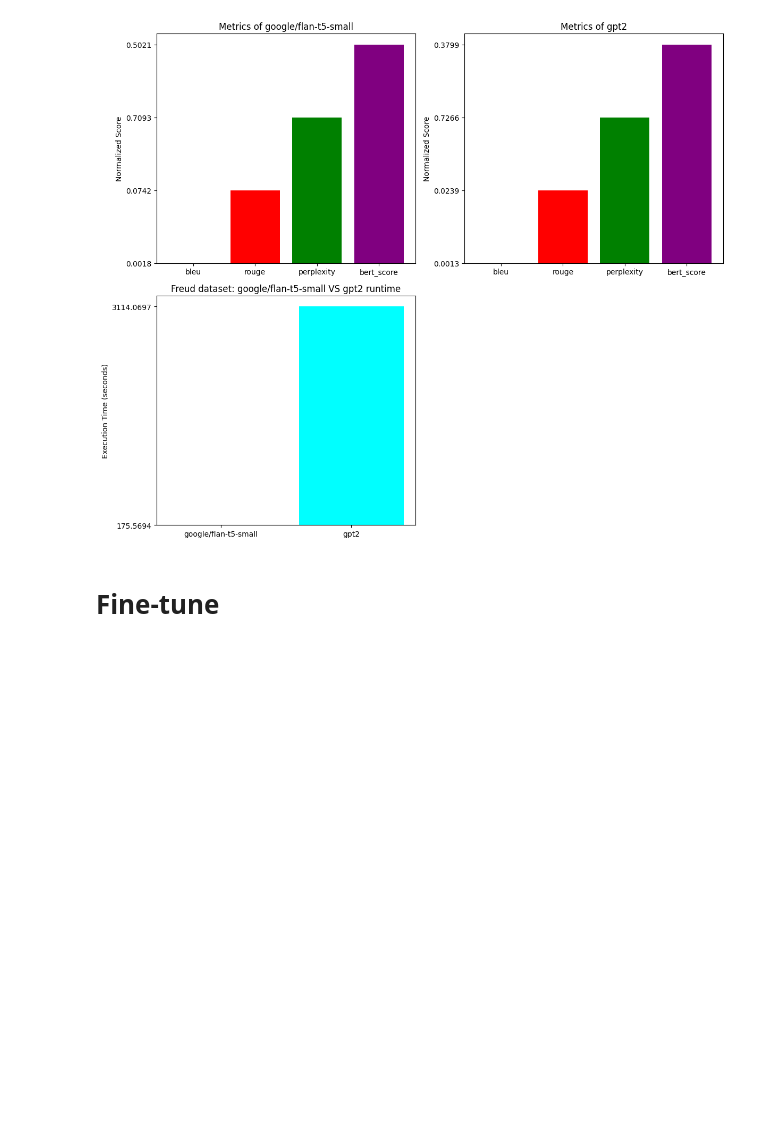
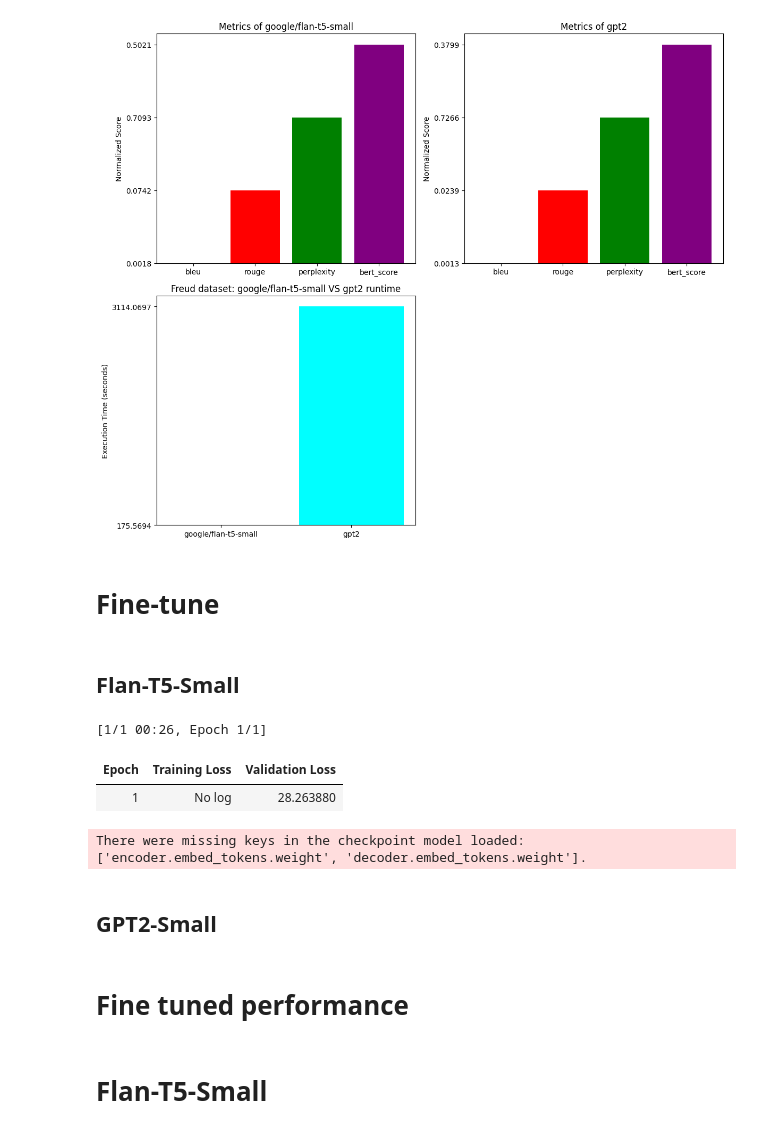
Before and after one commit to maxim-chn/nlp-dream-interpret, a Jupyter notebook: dream_interpret_by_maxim_chanturiay.ipynb, the cells around one changed output. Cells and saved outputs as stored; diff of their text form; code cells hidden in the pictures; blank space fills up the shorter version.

Commit message:
Prepared fine tuning logic for T5 small

```diff
--- a/dream_interpret_by_maxim_chanturiay.ipynb
+++ b/dream_interpret_by_maxim_chanturiay.ipynb
@@ -33,9 +35,12 @@ True
 PROJECT_ROOT_PATH = os.path.expanduser("~")
 DRYAD_DATASET_PATH = os.path.join(PROJECT_ROOT_PATH, "assets", "rsos_dream_data.tsv")
 DREAM_DATASET_PATH = os.path.join(PROJECT_ROOT_PATH, "assets", "dream_train.json")
+INTERPRET_DREAM_QUERY_TEMPLATE = "Interpret this dream: %s"
 MAX_TEXT_INPUT_LENGTH = 512
 MAX_TEXT_OUTPUT_LENGTH = 512
 FLAN_T5_SMALL_NAME = "google/flan-t5-small"
+FLAN_T5_SMALL_FINE_TUNED_DIR = os.path.join(PROJECT_ROOT_PATH, "assets", "flan_t5_small_fine_tuned")
+FLAN_T5_SMALL_FINE_TUNE_LOGS = os.path.join(PROJECT_ROOT_PATH, "assets", "flan_t5_small_fine_tune_logs")
 GPT2_NAME = "gpt2"
 # %% [markdown]
 # Datasets Init
@@ -126,7 +126,7 @@ The dataset has no additional data. This is intended to ensure the research of h
 ## Dryad
 # %%
 dryad_df = pd.read_csv(DRYAD_DATASET_PATH, sep='\t')
-dryad_df = dryad_df.head(10) #TODO: remove
+dryad_df = dryad_df.head(50) #TODO: remove
 print(dryad_df.head())
 # %% [output]
    dream_id dreamer               description dream_date dream_language  \
@@ -459,3 +459,5 @@ plot_metrics(baseline_df)
 [figure]
 # %% [markdown]
 # Fine-tune
+# %% [markdown]
+## Flan-T5-Small
@@ -461,0 +519,15 @@ plot_metrics(baseline_df)
+# %%
+if not os.listdir(FLAN_T5_SMALL_FINE_TUNED_DIR):
+  fine_tune_t5_model(t5_model, t5_tokenizer, dryad_df)
+  t5_model.save_pretrained(FLAN_T5_SMALL_FINE_TUNED_DIR)
+  t5_tokenizer.save_pretrained(FLAN_T5_SMALL_FINE_TUNED_DIR)
+
+t5_tokenizer = T5Tokenizer.from_pretrained(FLAN_T5_SMALL_FINE_TUNED_DIR)
+t5_model = T5ForConditionalGeneration.from_pretrained(FLAN_T5_SMALL_FINE_TUNED_DIR)
+# %% [output]
+[1/1 00:26, Epoch 1/1]
+| Epoch | Training Loss | Validation Loss |
+| 1 | No log | 28.263880 |
+There were missing keys in the checkpoint model loaded: ['encoder.embed_tokens.weight', 'decoder.embed_tokens.weight'].
+# %% [markdown]
+## GPT2-Small
@@ -461,0 +536,2 @@ plot_metrics(baseline_df)
+# %% [markdown]
+# Fine tuned performance
@@ -461,0 +540,2 @@ plot_metrics(baseline_df)
+# %% [markdown]
+# Flan-T5-Small
```
Also changed, not shown: parts of 12 cells of this notebook, 1 other file.
